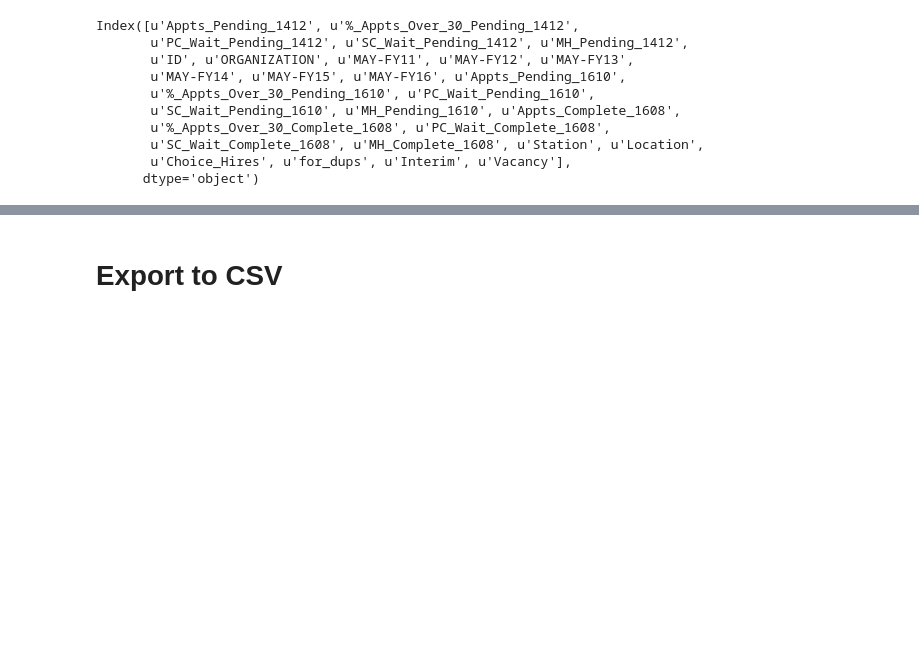
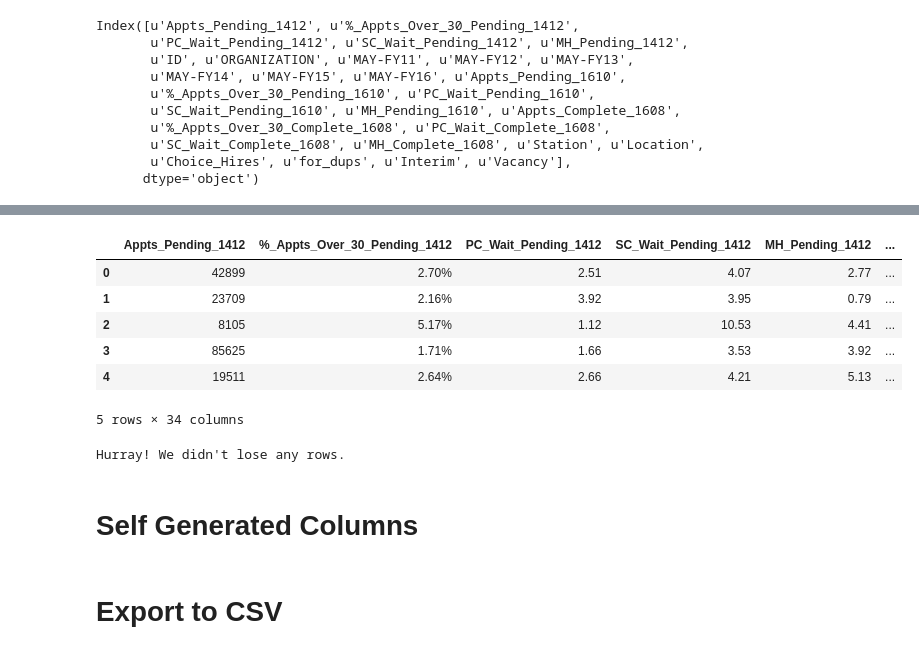
Before and after one commit to isabella232/va-data-analysis, a Jupyter notebook: Generate_CSV.ipynb, the cells around one changed output, grey strips where cells are left out. Drawn from its saved outputs; the diff is of its cells as text; code cells hidden in the pictures; blank space fills up the shorter version.

Commit message:
Adding new notebook based on master csv

```diff
--- a/Generate_CSV.ipynb
+++ b/Generate_CSV.ipynb
@@ -540,0 +586,14 @@ Index([u'Appts_Pending_1412', u'%_Appts_Over_30_Pending_1412',
+# %%
+for_dups = []
+for index, row in Complete_1409.iterrows():
+    if row["ID"] in dup_list:
+        for_dups.append(row["ID"])
+    else:
+        for_dups.append(row["Station"])
+Complete_1409["for_dups"] = for_dups
+# %%
+columns_to_use = Complete_1409.columns.difference(master.columns).tolist()
+columns_to_use.append("for_dups")
+
+master = master.merge(Complete_1409[columns_to_use], on="for_dups", how="left")
+master.columns
@@ -540,0 +614,16 @@ Index([u'Appts_Pending_1412', u'%_Appts_Over_30_Pending_1412',
+# %%
+master.head()
+# %% [output]
+|  | Appts_Pending_1412 | %_Appts_Over_30_Pending_1412 | PC_Wait_Pending_1412 | SC_Wait_Pending_1412 | MH_Pending_1412 | ... |
+| 0 | 42899 | 2.70% | 2.51 | 4.07 | 2.77 | ... |
+| 1 | 23709 | 2.16% | 3.92 | 3.95 | 0.79 | ... |
+| 2 | 8105 | 5.17% | 1.12 | 10.53 | 4.41 | ... |
+| 3 | 85625 | 1.71% | 1.66 | 3.53 | 3.92 | ... |
+| 4 | 19511 | 2.64% | 2.66 | 4.21 | 5.13 | ... |
+5 rows × 34 columns
+# %%
+check_len(master)
+# %% [output]
+Hurray! We didn't lose any rows.
+# %% [markdown]
+# Self Generated Columns
```
Also changed, not shown: parts of 18 cells of this notebook, 6 other files.
